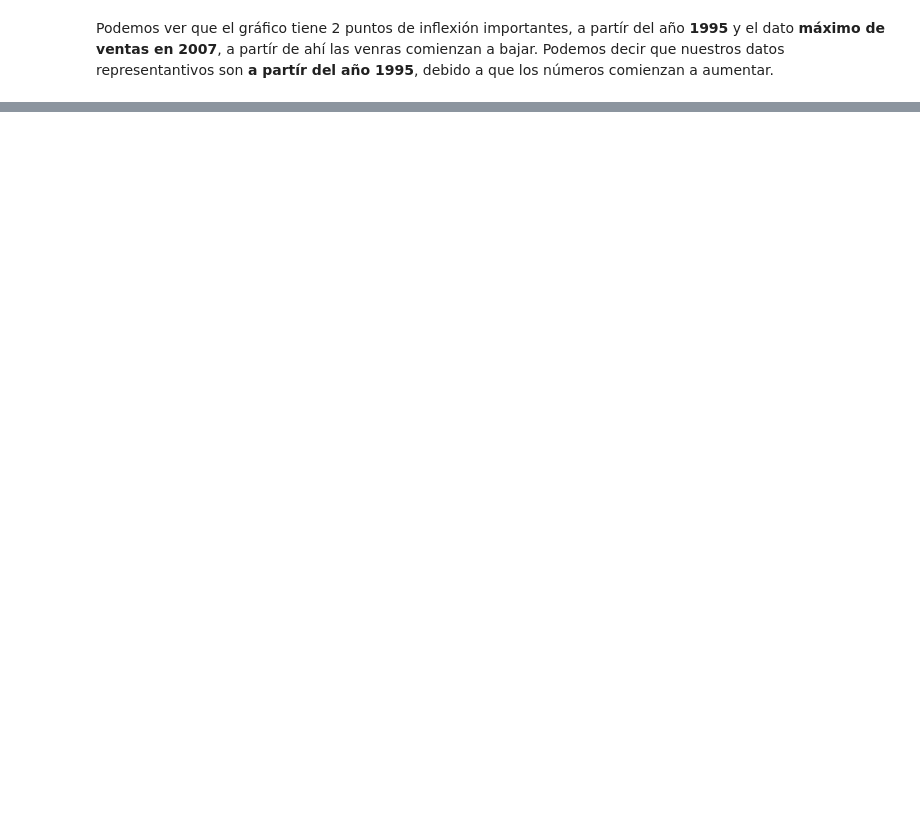
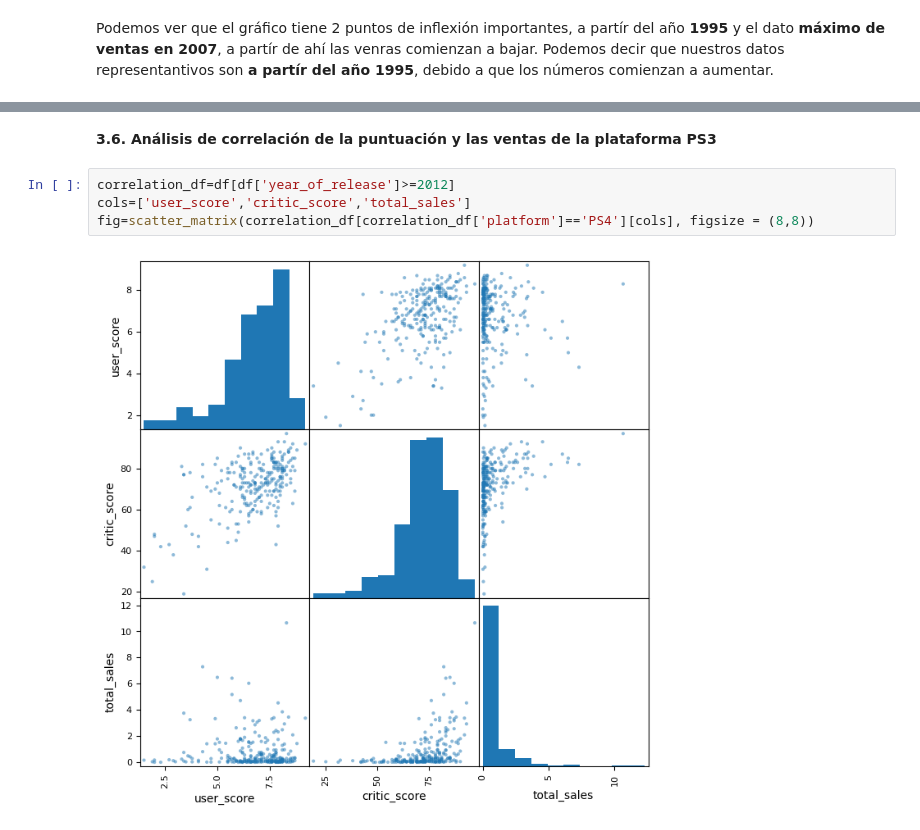
Before and after one commit to santicar1809/Analisis-de-rentabilidad-de-juegos, a Jupyter notebook: codigo.ipynb, the cells around one changed output, grey strips where cells are left out. Cells and saved outputs as stored; diff of their text form; blank space fills up the shorter version.

```diff
--- a/codigo.ipynb
+++ b/codigo.ipynb
@@ -274,0 +356,8 @@ Las diferencias en las ventas es el PS3 con un **75% de los datos debajo de 95.8
+# %% [markdown]
+**3.6. Análisis de correlación de la puntuación y las ventas de la plataforma PS3**
+# %%
+correlation_df=df[df['year_of_release']>=2012]
+cols=['user_score','critic_score','total_sales']
+fig=scatter_matrix(correlation_df[correlation_df['platform']=='PS4'][cols], figsize = (8,8))
+# %% [output]
+[figure, added]
```
Also changed, not shown: parts of 105 cells of this notebook, 1 other file.
